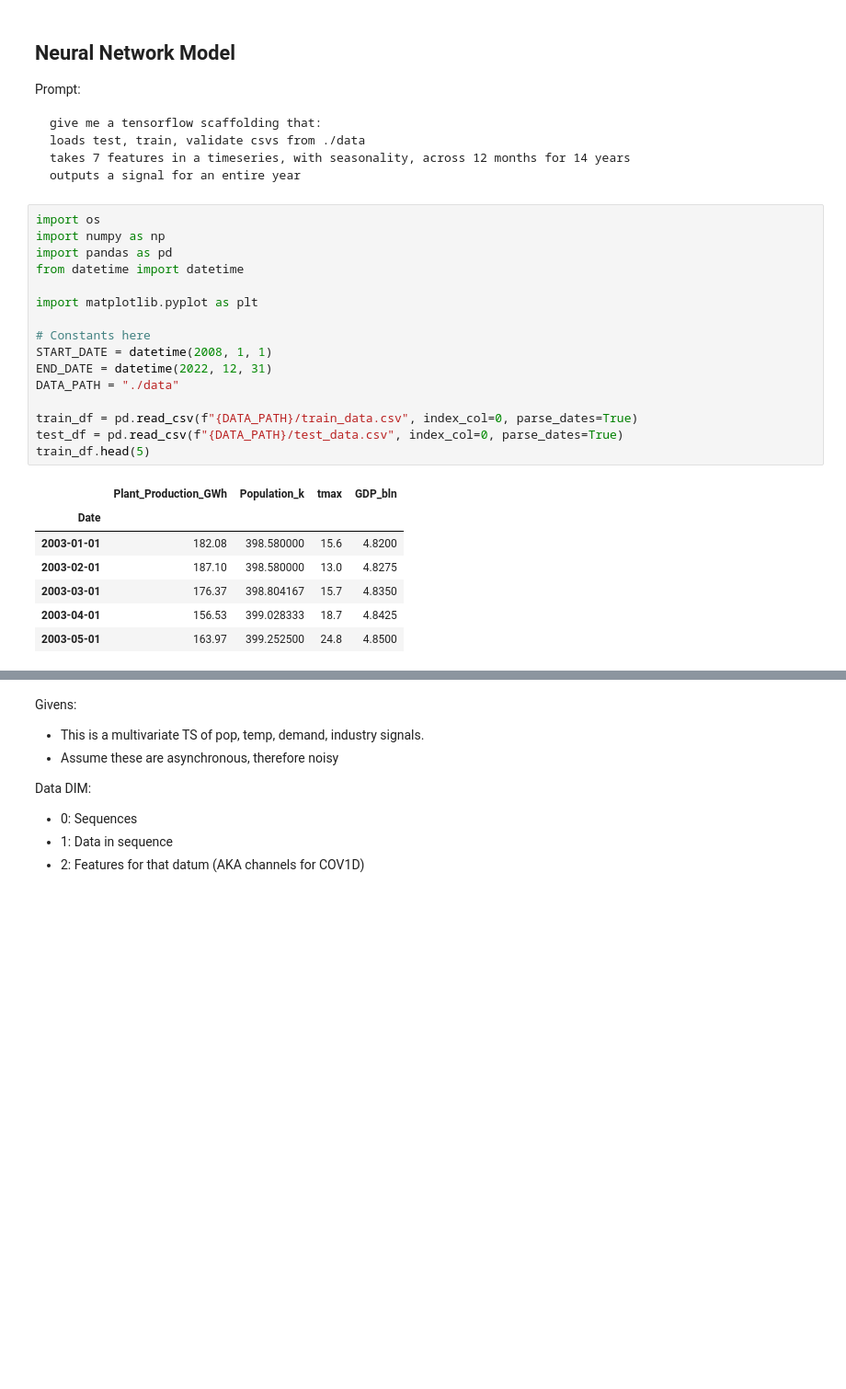
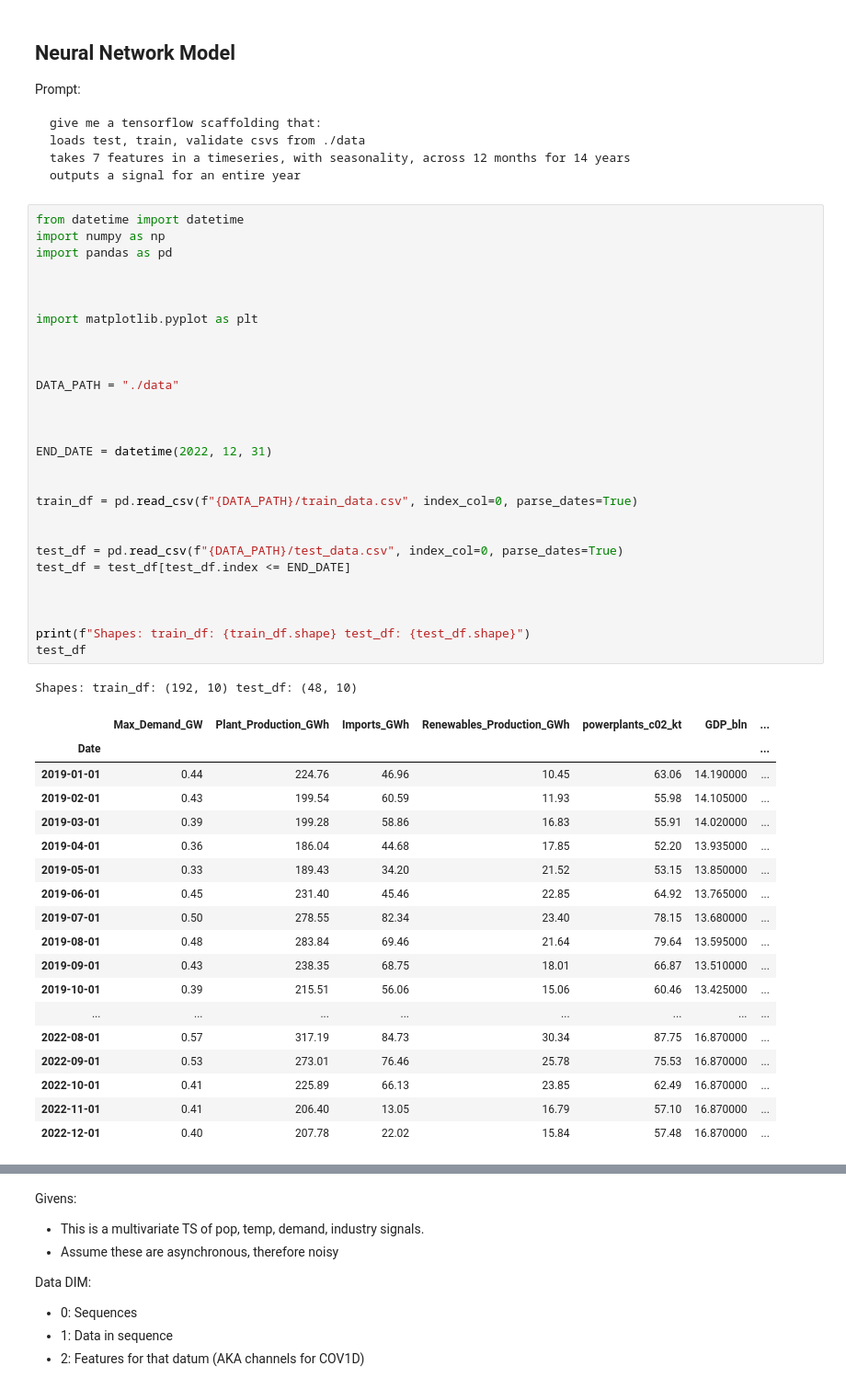
Before and after one commit to ATECO-malta/applied_ml_assignment, a Jupyter notebook: nn_model.ipynb, the cells around one changed output, grey strips where cells are left out. Shown: that part at 92% size. Drawn from its saved outputs; the diff is of its cells as text; blank space fills up the shorter version.

````diff
--- a/nn_model.ipynb
+++ b/nn_model.ipynb
@@ -12,26 +12,50 @@ takes 7 features in a timeseries, with seasonality, across 12 months for 14 year
 outputs a signal for an entire year
 ```
 # %%
-import os
+from datetime import datetime
 import numpy as np
 import pandas as pd
-from datetime import datetime
+
+
 
 import matplotlib.pyplot as plt
 
-# Constants here
-START_DATE = datetime(2008, 1, 1)
-END_DATE = datetime(2022, 12, 31)
+
+
 DATA_PATH = "./data"
 
+
+
+END_DATE = datetime(2022, 12, 31)
+
+
 train_df = pd.read_csv(f"{DATA_PATH}/train_data.csv", index_col=0, parse_dates=True)
+
+
 test_df = pd.read_csv(f"{DATA_PATH}/test_data.csv", index_col=0, parse_dates=True)
-train_df.head(5)
+test_df = test_df[test_df.index <= END_DATE]
+
+
+
+print(f"Shapes: train_df: {train_df.shape} test_df: {test_df.shape}")
+test_df
 # %% [output]
+Shapes: train_df: (192, 10) test_df: (48, 10)
-|  | Plant_Production_GWh | Population_k | tmax | GDP_bln |
-| Date |  |  |  |  |
-| 2003-01-01 | 182.08 | 398.580000 | 15.6 | 4.8200 |
-| 2003-02-01 | 187.10 | 398.580000 | 13.0 | 4.8275 |
-| 2003-03-01 | 176.37 | 398.804167 | 15.7 | 4.8350 |
-| 2003-04-01 | 156.53 | 399.028333 | 18.7 | 4.8425 |
-| 2003-05-01 | 163.97 | 399.252500 | 24.8 | 4.8500 |
+|  | Max_Demand_GW | Plant_Production_GWh | Imports_GWh | Renewables_Production_GWh | powerplants_c02_kt | GDP_bln | ... |
+| Date |  |  |  |  |  |  | ... |
+| 2019-01-01 | 0.44 | 224.76 | 46.96 | 10.45 | 63.06 | 14.190000 | ... |
+| 2019-02-01 | 0.43 | 199.54 | 60.59 | 11.93 | 55.98 | 14.105000 | ... |
+| 2019-03-01 | 0.39 | 199.28 | 58.86 | 16.83 | 55.91 | 14.020000 | ... |
+| 2019-04-01 | 0.36 | 186.04 | 44.68 | 17.85 | 52.20 | 13.935000 | ... |
+| 2019-05-01 | 0.33 | 189.43 | 34.20 | 21.52 | 53.15 | 13.850000 | ... |
+| 2019-06-01 | 0.45 | 231.40 | 45.46 | 22.85 | 64.92 | 13.765000 | ... |
+| 2019-07-01 | 0.50 | 278.55 | 82.34 | 23.40 | 78.15 | 13.680000 | ... |
+| 2019-08-01 | 0.48 | 283.84 | 69.46 | 21.64 | 79.64 | 13.595000 | ... |
+| 2019-09-01 | 0.43 | 238.35 | 68.75 | 18.01 | 66.87 | 13.510000 | ... |
+| 2019-10-01 | 0.39 | 215.51 | 56.06 | 15.06 | 60.46 | 13.425000 | ... |
+| ... | ... | ... | ... | ... | ... | ... | ... |
+| 2022-08-01 | 0.57 | 317.19 | 84.73 | 30.34 | 87.75 | 16.870000 | ... |
+| 2022-09-01 | 0.53 | 273.01 | 76.46 | 25.78 | 75.53 | 16.870000 | ... |
+| 2022-10-01 | 0.41 | 225.89 | 66.13 | 23.85 | 62.49 | 16.870000 | ... |
+| 2022-11-01 | 0.41 | 206.40 | 13.05 | 16.79 | 57.10 | 16.870000 | ... |
+| 2022-12-01 | 0.40 | 207.78 | 22.02 | 15.84 | 57.48 | 16.870000 | ... |
````
Also changed, not shown: parts of 11 cells of this notebook.
